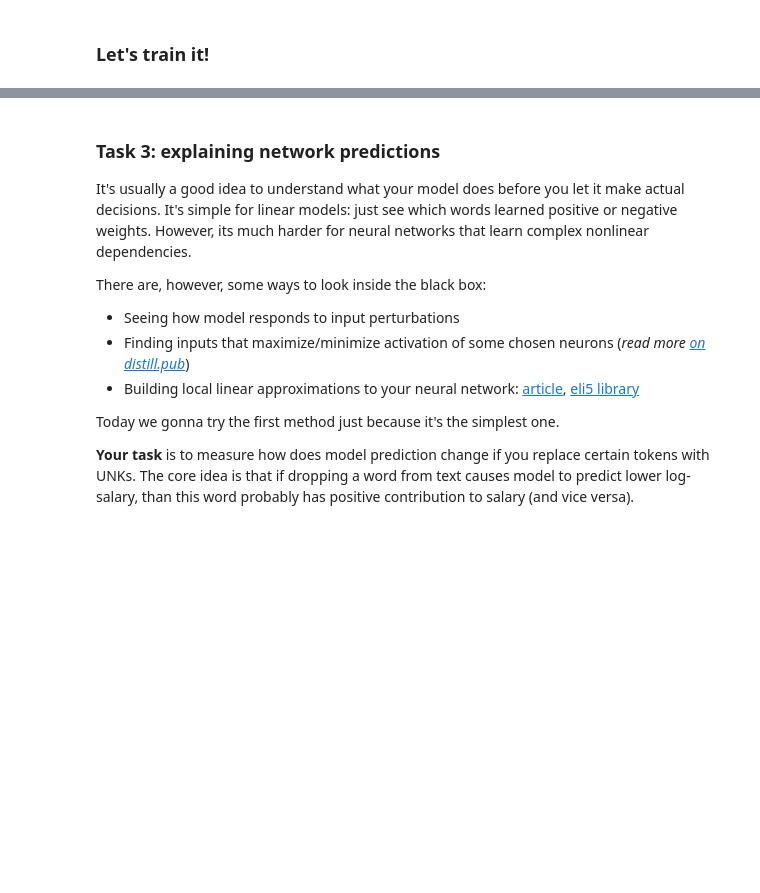
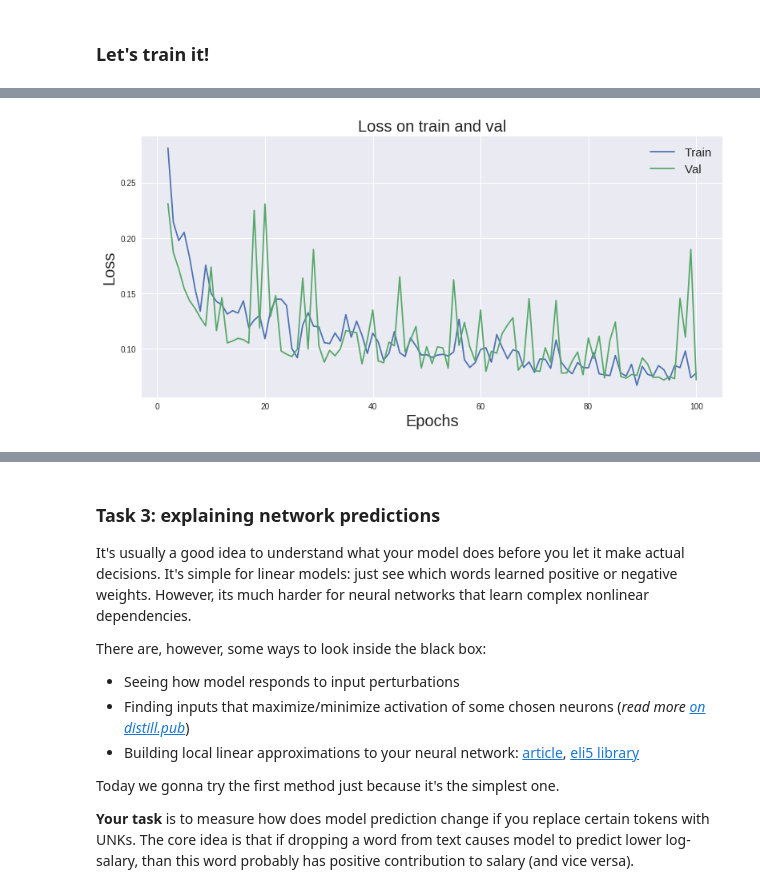
Before and after one commit to Radi4/DL_colab, a Jupyter notebook: homework04_basic_part1_regression.ipynb, the cells around one changed output, grey strips where cells are left out. Drawn from its saved outputs; the diff is of its cells as text; code cells hidden in the pictures; blank space fills up the shorter version.

```diff
--- a/homework04_basic_part1_regression.ipynb
+++ b/homework04_basic_part1_regression.ipynb
@@ -349,12 +348,12 @@ __Task 2.1__ Create description encoder
 class DescriptionEncoder(nn.Module):
     def __init__(self, n_tokens=len(tokens), out_size=64):
         super(self.__class__, self).__init__()
-        self.emb = nn.Embedding(n_tokens, 64, padding_idx=PAD_IX)
-        self.conv1 = nn.Conv1d(64, out_size * 2, kernel_size=3, padding=1)
-        self.pool1 = nn.MaxPool1d(2)
-        self.conv2 = nn.Conv1d(out_size * 2, out_size, kernel_size=3, padding=1)
-        self.pool2 = GlobalMaxPooling()
-        self.dense = nn.Linear(out_size, out_size)
+        self.emb = nn.Embedding(n_tokens, 64, padding_idx=PAD_IX).cuda()
+        self.conv1 = nn.Conv1d(64, out_size, kernel_size=3, padding=1).cuda()
+        self.pool1 = nn.MaxPool1d(2).cuda()
+        self.conv2 = nn.Conv1d(out_size, out_size * 2, kernel_size=3, padding=1).cuda()
+        self.pool2 = GlobalMaxPooling().cuda()
+        self.dense = nn.Linear(out_size * 2, out_size).cuda()
 
     def forward(self, text_ix):
         """
@@ -396,15 +395,15 @@ class FullNetwork(nn.Module):
         self.desc_encoder = DescriptionEncoder(out_size = 128)
 
         # define layers for categorical features. A few dense layers would do.
-        self.dense_1 = nn.Linear(n_cat_features, 512)
-        self.relu_1 = nn.ReLU()
-        self.dense_2 = nn.Linear(512, 256)
-        self.relu_2 = nn.ReLU()
+        self.dense_1 = nn.Linear(n_cat_features, 512).cuda()
+        self.relu_1 = nn.ReLU().cuda()
+        self.dense_2 = nn.Linear(512, 256).cuda()
+        self.relu_2 = nn.ReLU().cuda()
 
         # define "output" layers that process depend the three encoded vectors into answer
-        self.output = nn.Linear(64 + 128 + 256, 1024)
-        self.out_relu = nn.ReLU()
-        self.predict = nn.Linear(1024, 1)
+        self.output = nn.Linear(64 + 128 + 256, 1024).cuda()
+        self.out_relu = nn.ReLU().cuda()
+        self.predict = nn.Linear(1024, 1).cuda()
 
 
     def forward(self, title_ix, desc_ix, cat_features):
@@ -441,10 +440,10 @@ opt = torch.optim.Adam(model.parameters(), lr=1e-3)
 
 batch = generate_batch(data_train, 32)
 
-title_ix = torch.tensor(batch["Title"], dtype=torch.int64)
-desc_ix = torch.tensor(batch["FullDescription"], dtype=torch.int64)
-cat_features = torch.tensor(batch["Categorical"], dtype=torch.float32)
-reference = torch.tensor(batch[target_column], dtype=torch.float32)
+title_ix = torch.tensor(batch["Title"], dtype=torch.int64).cuda()
+desc_ix = torch.tensor(batch["FullDescription"], dtype=torch.int64).cuda()
+cat_features = torch.tensor(batch["Categorical"], dtype=torch.float32).cuda()
+reference = torch.tensor(batch[target_column], dtype=torch.float32).cuda()
 
 prediction = model(title_ix, desc_ix, cat_features)
 
@@ -459,7 +458,7 @@ def compute_loss(reference, prediction):
 
 def compute_mae(reference, prediction):
     """ Compute MAE on actual salary, assuming your model outputs log1p(salary)"""
-    return torch.abs(torch.exp(reference - 1) - torch.exp(prediction - 1)).mean()
+    return torch.abs(torch.exp(reference) - torch.exp(prediction)).mean()
 # %%
 loss = compute_loss(reference, prediction)
 dummy_grads = torch.autograd.grad(loss, model.parameters(), retain_graph=True)
@@ -536,0 +573,10 @@ for epoch_i in range(num_epochs):
+# %%
+plt.plot(range(2, num_epochs + 1), train_losses[1:], label = 'Train')
+plt.plot(range(2, num_epochs + 1), val_losses[1:], label = 'Val')
+plt.legend(loc = 'best',  prop={'size': 15})
+plt.title('Loss on train and val', size = 20)
+plt.xlabel('Epochs', size = 20)
+plt.ylabel('Loss', size = 20)
+plt.show()
+# %% [output]
+[figure, added]
```
Also changed, not shown: parts of 23 cells of this notebook.
